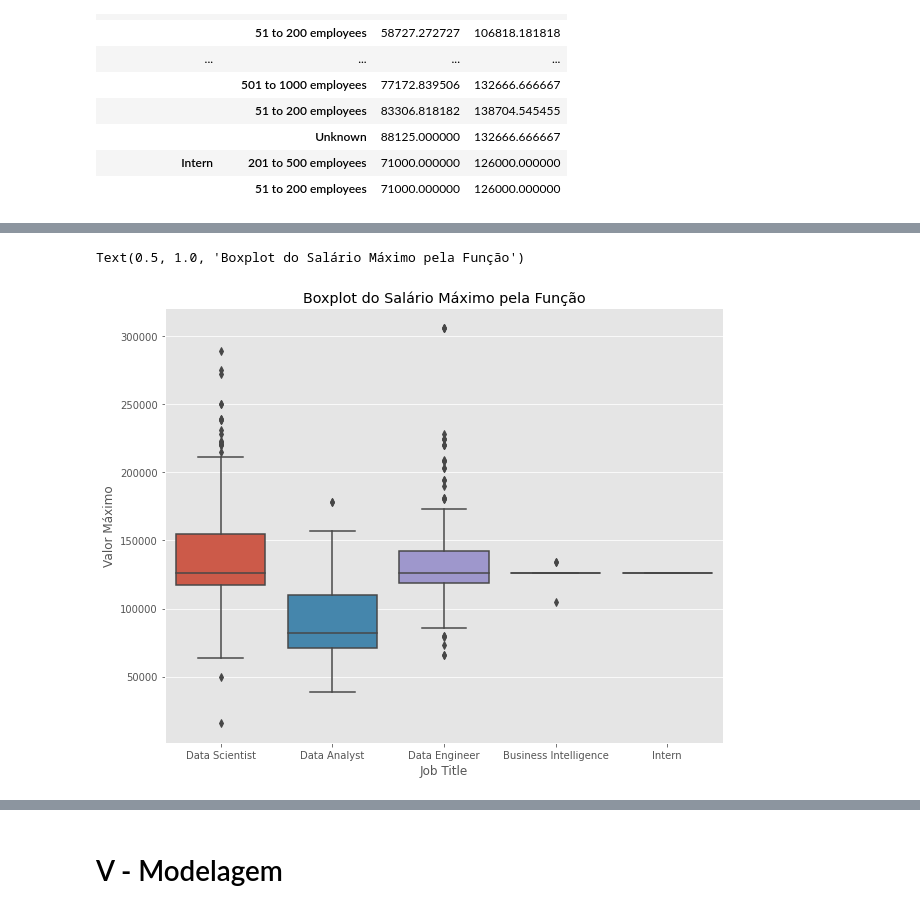
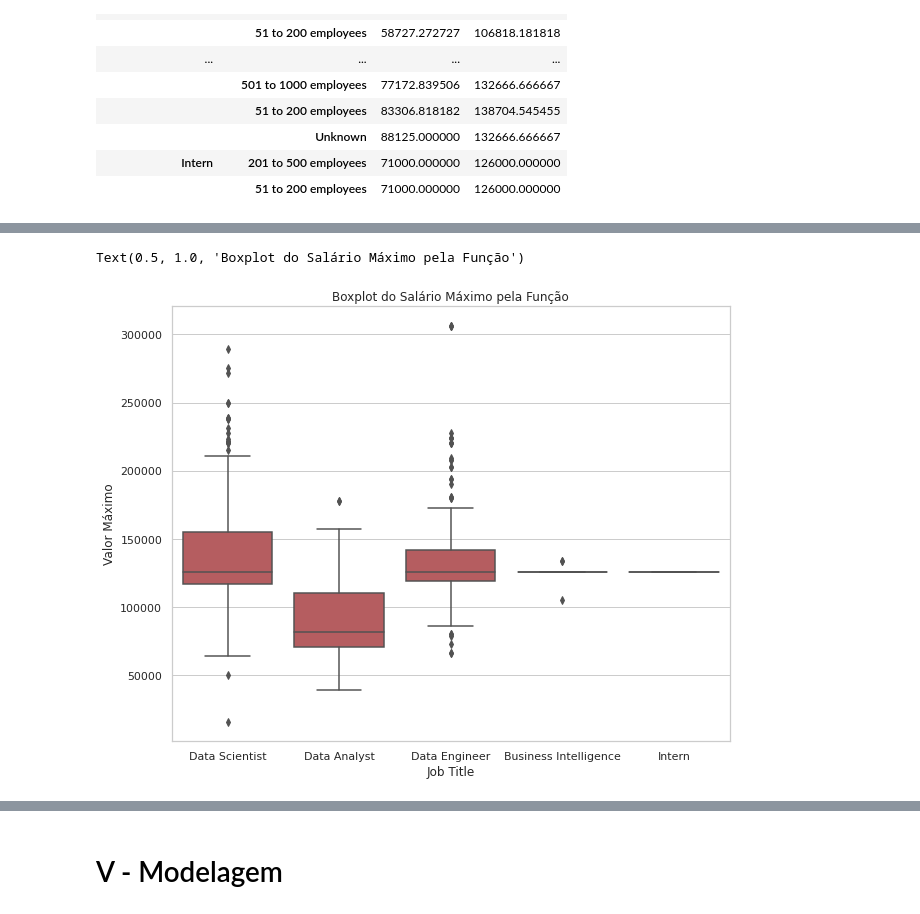
Before and after one commit to JoaoDaross/ProjetoFinalAwari, a Jupyter notebook: ProjetoFinalAwari.ipynb, the cells around one changed output, grey strips where cells are left out. Saved outputs shown, nothing was run; the diff lists cells and outputs as text; code cells hidden in the pictures.

```diff
--- a/ProjetoFinalAwari.ipynb
+++ b/ProjetoFinalAwari.ipynb
@@ -358,3 +356,7 @@ criar variavel para cor
+# %%
+# Padronizando as cores
+cor_valor_maximo =  "r"
+cor_valor_minimo =  "b"
 # %%
 # Aplicando um estilo aos plots
 plt.style.use("ggplot")
@@ -411,7 +382,8 @@ sns.barplot(x="Job Title", y="Valor Mínimo", data=df, color="darkblue", saturat
 # %%
 plt.figure(figsize=(10, 8))
-sns.boxplot(x="Job Title", y = "Valor Máximo", data = df)
+sns.set_theme(style="whitegrid")
+sns.boxplot(x="Job Title", y = "Valor Máximo", data = df, color= cor_valor_maximo)
 plt.title("Boxplot do Salário Máximo pela Função")
 # %% [output]
 Text(0.5, 1.0, 'Boxplot do Salário Máximo pela Função')
-[figure, old version]
+[figure, new version]
```
Also changed, not shown: parts of 8 cells of this notebook.
